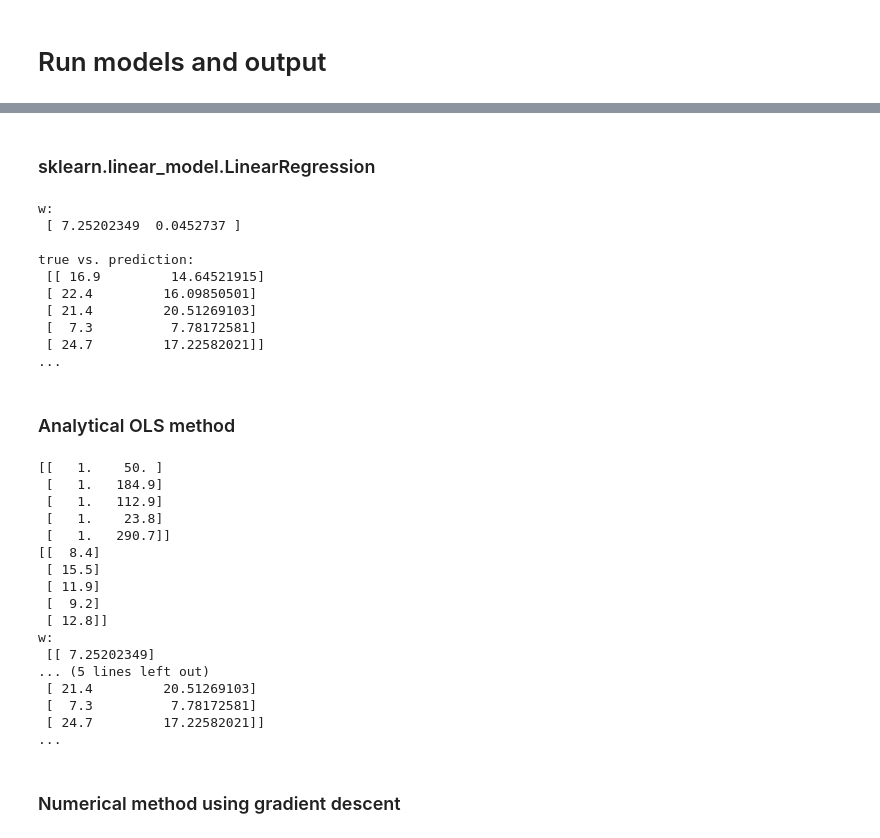
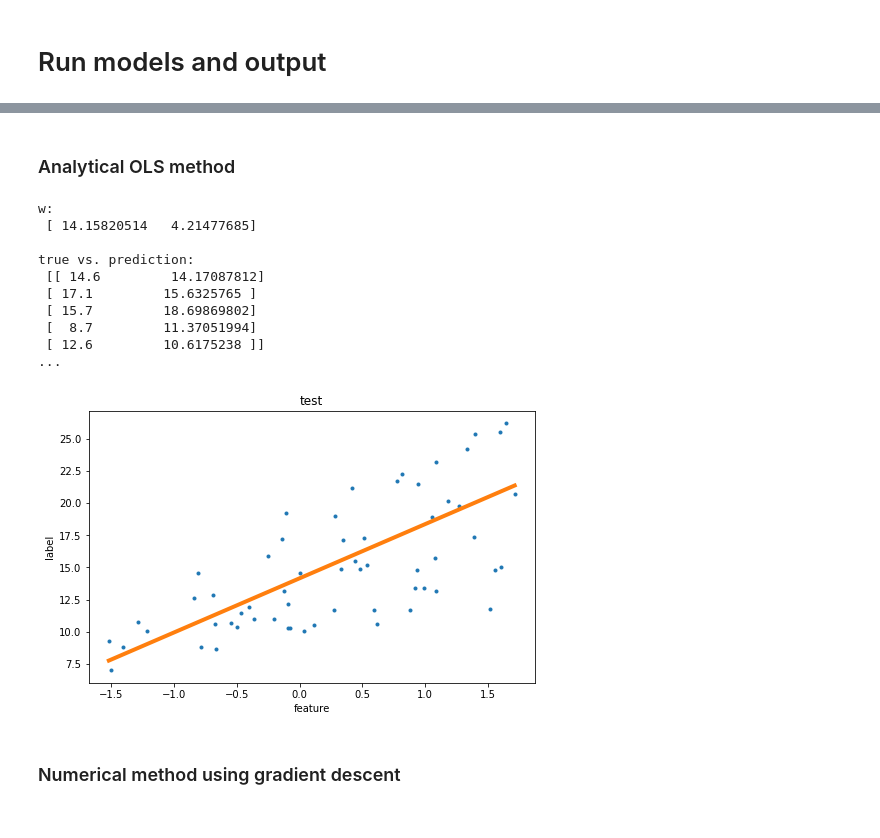
Before and after one commit to Antonyo314/dru-ML-algorithms, a Jupyter notebook: 1. LinearRegression.ipynb, the cells around one changed output, grey strips where cells are left out. Saved outputs shown, nothing was run; the diff lists cells and outputs as text; code cells hidden in the pictures.

Commit message:
Linear Regression implementation v1.0

```diff
--- a/1. LinearRegression.ipynb
+++ b/1. LinearRegression.ipynb
@@ -17,6 +187,10 @@ data_size = 200
 # %%
-data, target, coef = datasets.make_regression(n_samples = data_size,
-                                              n_features = 2,
-                                              n_informative = 1,
-                                              n_targets = 1, noise = 5.,
-                                              coef = True, random_state = 2)
+from sklearn import datasets
+
+sample_size = 200
+data, target = datasets.make_regression(n_samples = sample_size,
+                                        n_features = 1,
+                                        n_informative = 1,
+                                        n_targets = 1, noise = 5.,
+                                        coef = False, random_state = 2)
+#data = normalize(data)
@@ -78,57 +239,31 @@ def plot_for_one_feature(train_data, train_labels, w, title):
     plt.figure(figsize = (8,5))
     plt.plot(train_data, train_labels, 'o', markersize = 3)
     #print(x)
-    #print(linear_regression_prediction(x, w))
-    plt.plot(x, linear_regression_prediction(x,w), '-', linewidth = 4)
+    #print(linear_prediction(w, x))
+    plt.plot(x, linear_prediction(w,x), '-', linewidth = 4)
     plt.xlabel('feature')
     plt.ylabel('label')
     plt.title(title)
     plt.show()
-# %% [markdown]
-### sklearn.linear_model.LinearRegression
-# %%
-linear_regressor = linear_model.LinearRegression()
-linear_regressor.fit(train_data, train_labels)
-linear_regressor.predict(test_data)
-w = np.concatenate((linear_regressor.intercept_,linear_regressor.coef_[0]))
-print_result(w,test_labels,linear_regressor.predict(test_data))
-#plot_for_one_feature(train_data, train_labels, w, 'train')
-#plot_for_one_feature(test_data, test_labels, w, 'test')
-# %% [output]
-w:
- [ 7.25202349  0.0452737 ]
-
-true vs. prediction:
- [[ 16.9         14.64521915]
- [ 22.4         16.09850501]
- [ 21.4         20.51269103]
- [  7.3          7.78172581]
- [ 24.7         17.22582021]]
-...
 # %% [markdown]
 ### Analytical OLS method
 # %%
 w = linear_regression_fit(train_data, train_labels, minimize='analytical')
-print_result(w,test_labels,linear_regression_prediction(test_data, w))
-#plot_for_one_feature(train_data, train_labels, w, 'train')
-#plot_for_one_feature(test_data, test_labels, w, 'test')
+print_result(w,test_labels,linear_prediction(w, test_data))
+if train_data.shape[1] == 1:
+    #plot_for_one_feature(train_data, train_labels, w, 'train')
+    plot_for_one_feature(test_data, test_labels, w, 'test')
 # %% [output]
-[[   1.    50. ]
- [   1.   184.9]
- [   1.   112.9]
- [   1.    23.8]
- [   1.   290.7]]
-[[  8.4]
- [ 15.5]
- [ 11.9]
- [  9.2]
- [ 12.8]]
 w:
- [[ 7.25202349]
-... (5 lines left out)
- [ 21.4         20.51269103]
- [  7.3          7.78172581]
- [ 24.7         17.22582021]]
+ [ 14.15820514   4.21477685]
+
+true vs. prediction:
+ [[ 14.6         14.17087812]
+ [ 17.1         15.6325765 ]
+ [ 15.7         18.69869802]
+ [  8.7         11.37051994]
+ [ 12.6         10.6175238 ]]
 ...
+[figure, added]
 # %% [markdown]
 ### Numerical method using gradient descent
```
Also changed, not shown: parts of 37 cells of this notebook.
